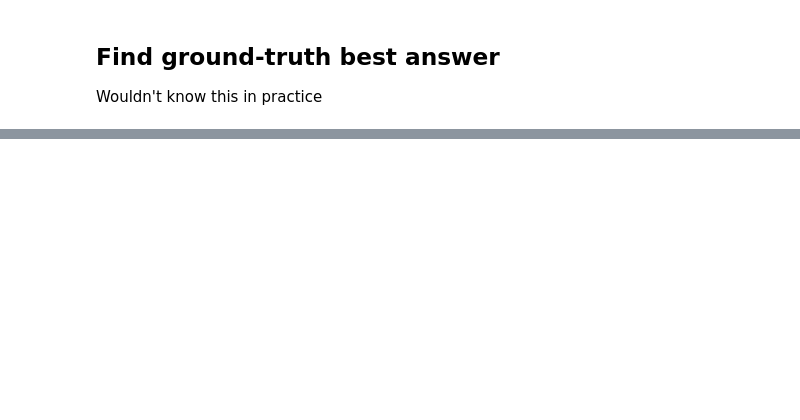
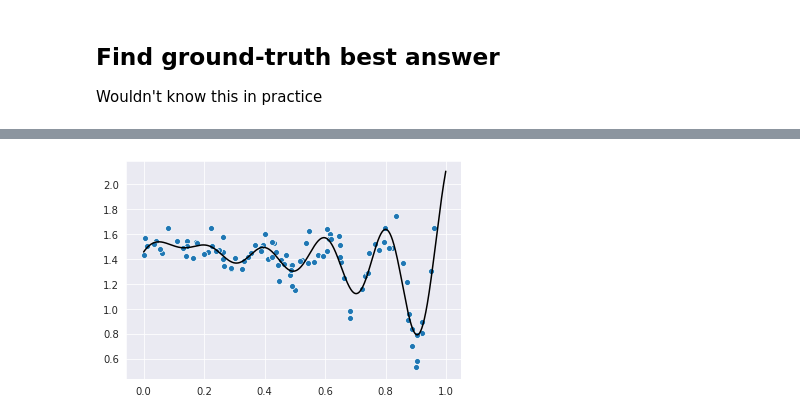
Before and after one commit to cjc77/gaussian-processes-final-project, a Jupyter notebook: notebooks/temp_1.ipynb, the cells around one changed output, grey strips where cells are left out. Cells and saved outputs as stored; diff of their text form; code cells hidden in the pictures; blank space fills up the shorter version.

```diff
--- a/notebooks/temp_1.ipynb
+++ b/notebooks/temp_1.ipynb
@@ -50,0 +138,12 @@ Optima: (input) X = 0.9, (output) y = 0.81
+# %%
+# take a random sample of X values
+X = rand.random(100)[:, np.newaxis]
+# plug the random sample into the objective
+y_noise = objective(X, rand)
+
+# fit a model to these observations
+model.fit(X, y_noise)
+ax = plot_real_sample_vs_surrogate_surface(X, y_noise, model)
+plt.show()
+# %% [output]
+[figure, added]
```
Also changed, not shown: parts of 15 cells of this notebook, 9 other files.
